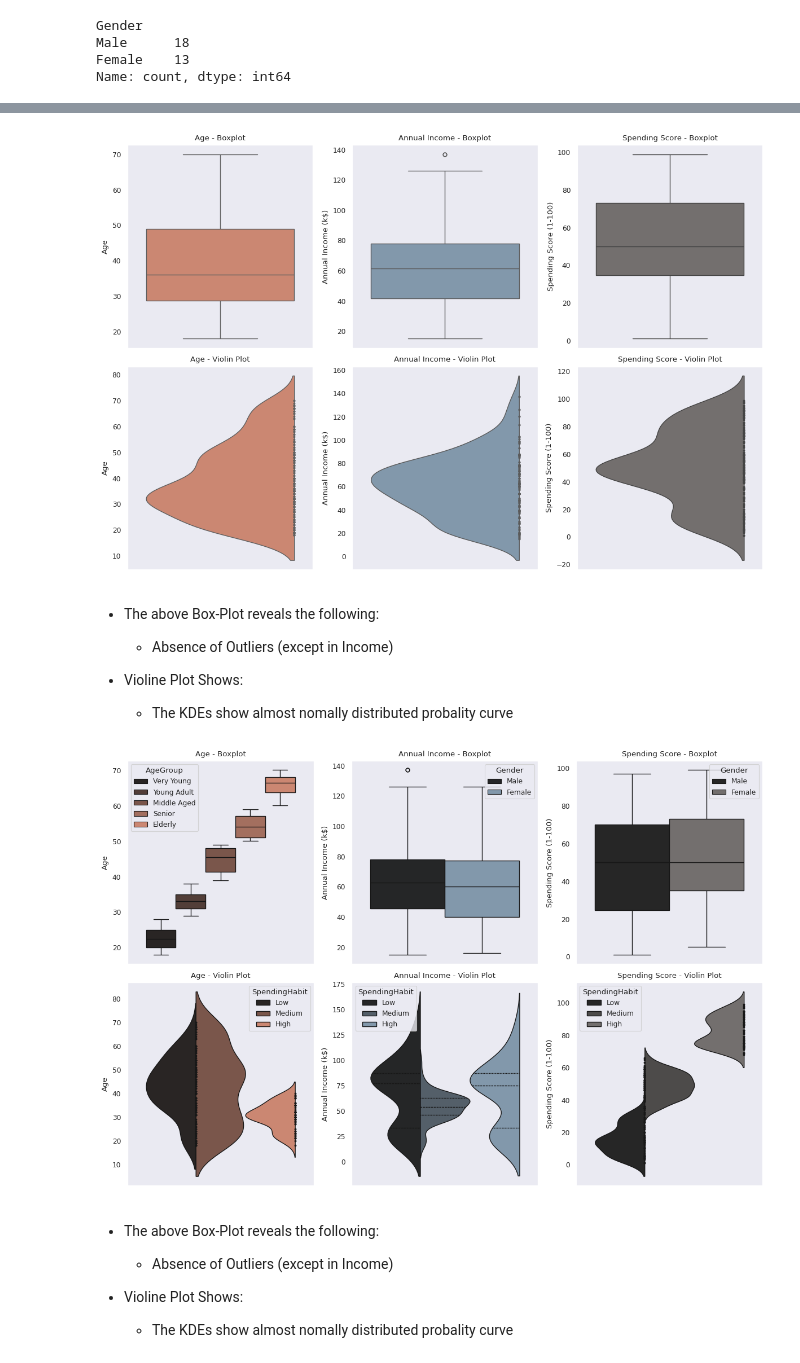
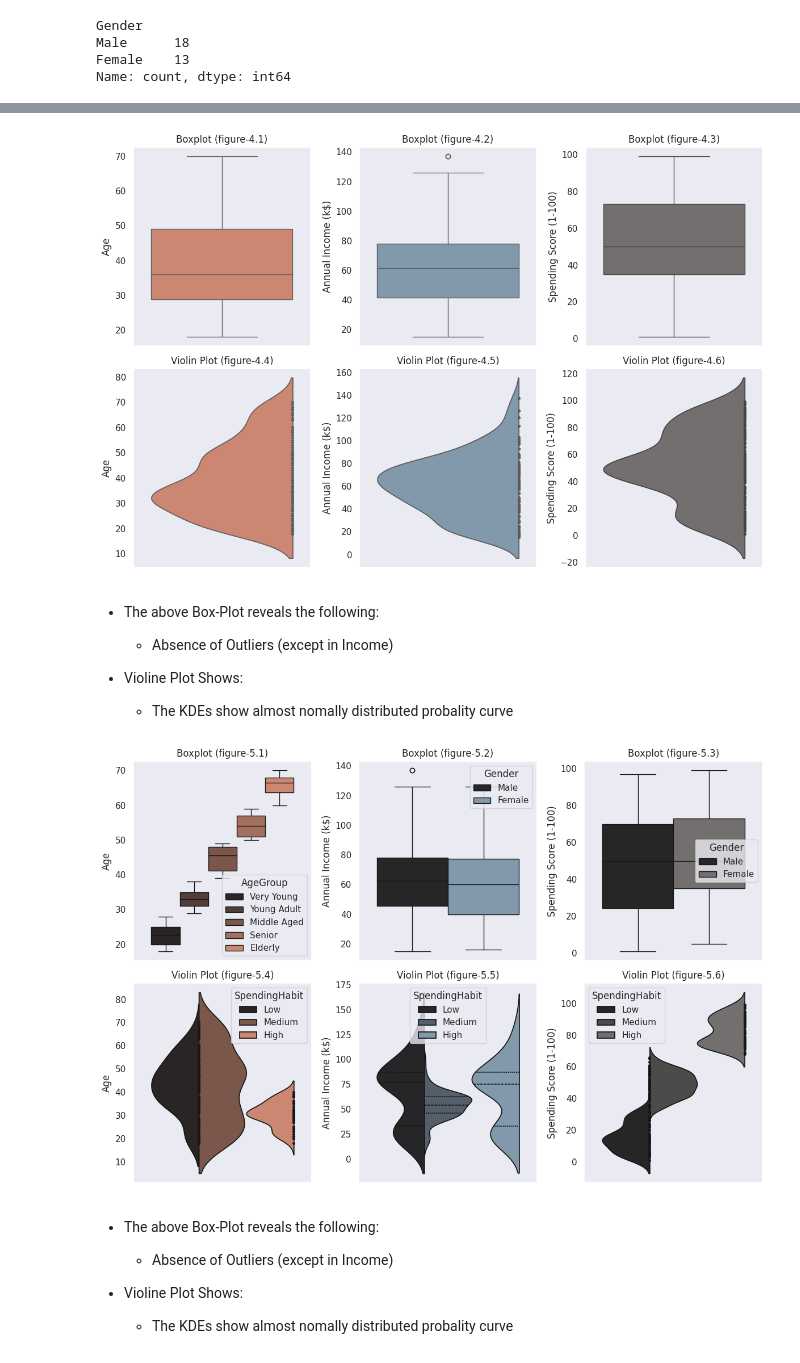
Before and after one commit to pb319/Segment-Stream, a Jupyter notebook: CustSegment.ipynb, the cells around one changed output, grey strips where cells are left out. Saved outputs shown, nothing was run; the diff lists cells and outputs as text; code cells hidden in the pictures.

```diff
--- a/CustSegment.ipynb
+++ b/CustSegment.ipynb
@@ -188,23 +215,3 @@ Gender
 Male      18
 Female    13
 Name: count, dtype: int64
-# %%
-fig,axes = plt.subplots(1,3,figsize=(18,5))
-sns.set_theme("paper","dark")
-
-sns.barplot(data=customer_dataNew, x="SpendingHabit", y="Annual Income (k$)", hue="Gender",ax=axes[0],errorbar= ("sd"))
-axes[0].set_title("Figure-1.1",fontsize = 14)
-# sns.scatterplot(data=customer_dataNew, x="Annual Income (k$)",y ="Spending Score (1-100)", hue="Gender",ax=axes[0][1])
-
-sns.barplot(data=customer_dataNew, x="SpendingHabit", y="Annual Income (k$)", hue="AgeGroup",ax=axes[1],errorbar= ("sd"))
-axes[1].set_title("Age Group Effect",fontsize = 14)
-# sns.scatterplot(data=customer_dataNew, x="Annual Income (k$)",y="Spending Score (1-100)", hue="AgeGroup",ax=axes[1][1])
-
-sns.barplot(data=customer_dataNew, x="SpendingHabit" ,y="Annual Income (k$)", hue="IncomeGroup",ax=axes[2],errorbar= ("sd"))
-axes[2].set_title("Income Group Effect",fontsize = 14)
-# sns.scatterplot(data=customer_dataNew, x="Annual Income (k$)",y="Spending Score (1-100)", hue="Gender",ax=axes[2][1])
-# sns.scatterplot(data=customer_dataNew, x="Annual Income (k$)", y="Spending Score (1-100)", hue="IncomeGroup",ax=axes[1])
-# sns.scatterplot(data=customer_dataNew, x="Annual Income (k$)", y="Spending Score (1-100)", hue="AgeGroup",ax=axes[2])
-
-plt.tight_layout()
-plt.show()
@@ -264,28 +301,28 @@ fig, axes = plt.subplots(2, 3, figsize=(12, 8))  # 2 rows, 3 columns
 
 # First row: Boxplots
 sns.boxplot(data=customer_data["Age"], ax=axes[0, 0], color="#DA7F63")
-axes[0, 0].set_title("Age - Boxplot")
+axes[0, 0].set_title("Boxplot (figure-4.1)")
 
 sns.boxplot(data=customer_data["Annual Income (k$)"], ax=axes[0, 1], color="#7B98B2")
-axes[0, 1].set_title("Annual Income - Boxplot")
+axes[0, 1].set_title("Boxplot (figure-4.2)")
 
 sns.boxplot(data=customer_data["Spending Score (1-100)"], ax=axes[0, 2], color="#746f6D")
-axes[0, 2].set_title("Spending Score - Boxplot")
+axes[0, 2].set_title("Boxplot (figure-4.3)")
 
 # Second row: Violin plots
 sns.violinplot(data=customer_data["Age"], ax=axes[1, 0],split=True, inner="point", color="#DA7F63")
-axes[1, 0].set_title("Age - Violin Plot")
+axes[1, 0].set_title("Violin Plot (figure-4.4)")
 
 sns.violinplot(data=customer_data["Annual Income (k$)"],split=True, inner="point", ax=axes[1, 1], color="#7B98B2")
-axes[1, 1].set_title("Annual Income - Violin Plot")
+axes[1, 1].set_title("Violin Plot (figure-4.5)")
 
 sns.violinplot(data=customer_data["Spending Score (1-100)"],split=True, inner="point", ax=axes[1, 2], color="#746f6D")
-axes[1, 2].set_title("Spending Score - Violin Plot")
+axes[1, 2].set_title("Violin Plot (figure-4.6)")
 
 plt.tight_layout()
 plt.show()
 # %% [output]
-[figure, old version]
+[figure, new version]
 # %% [markdown]
 - The above Box-Plot reveals the following:
     - Absence of Outliers (except in Income)
@@ -295,30 +332,30 @@ plt.show()
 # %%
 fig, axes = plt.subplots(2, 3, figsize=(12, 8))  # 2 rows, 3 columns
 
 # First row: Boxplots
 sns.boxplot(data=customer_dataNew, y ="Age",hue = "AgeGroup", ax=axes[0, 0], color="#DA7F63")
-axes[0, 0].set_title("Age - Boxplot")
+axes[0, 0].set_title("Boxplot (figure-5.1)")
 
 sns.boxplot(data=customer_dataNew, y="Annual Income (k$)",hue="Gender", ax=axes[0, 1], color="#7B98B2")
-axes[0, 1].set_title("Annual Income - Boxplot")
+axes[0, 1].set_title("Boxplot (figure-5.2)")
 
 sns.boxplot(data=customer_dataNew,y ="Spending Score (1-100)",hue="Gender", ax=axes[0, 2], color="#746f6D")
-axes[0, 2].set_title("Spending Score - Boxplot")
+axes[0, 2].set_title("Boxplot (figure-5.3)")
 
 # Second row: Violin plots
 sns.violinplot(data=customer_dataNew,y= "Age",hue="SpendingHabit", ax=axes[1, 0],split=True, inner="point", color="#DA7F63")
-axes[1, 0].set_title("Age - Violin Plot")
+axes[1, 0].set_title("Violin Plot (figure-5.4)")
 
 sns.violinplot(data=customer_dataNew,y= "Annual Income (k$)",hue="SpendingHabit",split=True, inner="quart", ax=axes[1, 1], color="#7B98B2")
-axes[1, 1].set_title("Annual Income - Violin Plot")
+axes[1, 1].set_title("Violin Plot (figure-5.5)")
 
 sns.violinplot(data=customer_dataNew,y ="Spending Score (1-100)",hue ="SpendingHabit",split=True, inner="point", ax=axes[1, 2], color="#746f6D")
-axes[1, 2].set_title("Spending Score - Violin Plot")
+axes[1, 2].set_title("Violin Plot (figure-5.6)")
 
 plt.tight_layout()
 plt.show()
 # %% [output]
-[figure, old version]
+[figure, new version]
 # %% [markdown]
 - The above Box-Plot reveals the following:
     - Absence of Outliers (except in Income)
```
Also changed, not shown: parts of 26 cells of this notebook.
